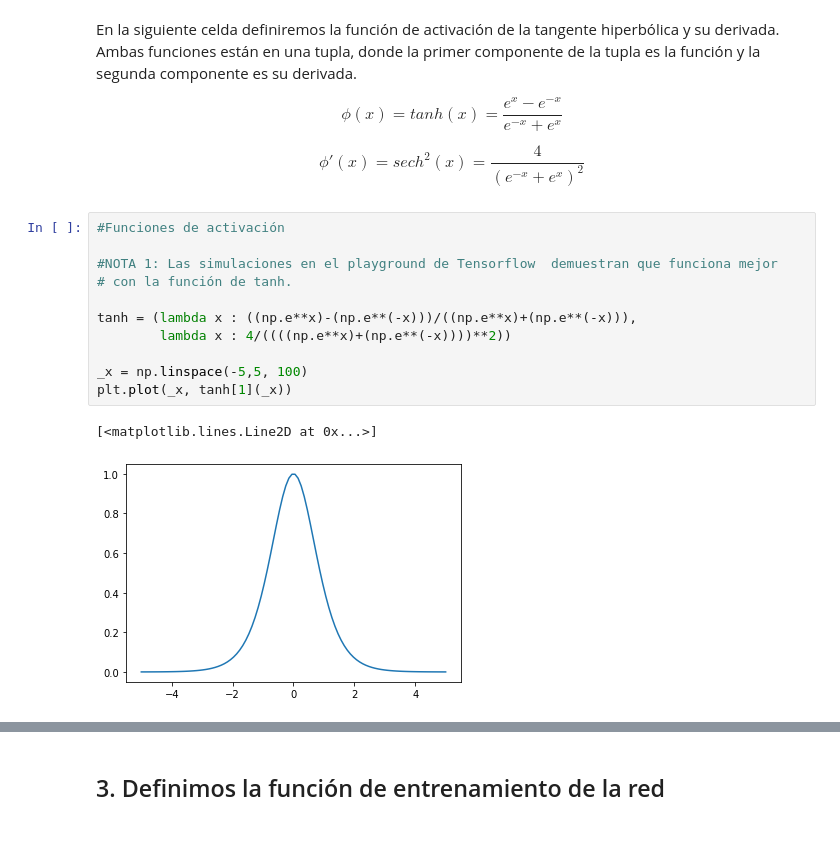
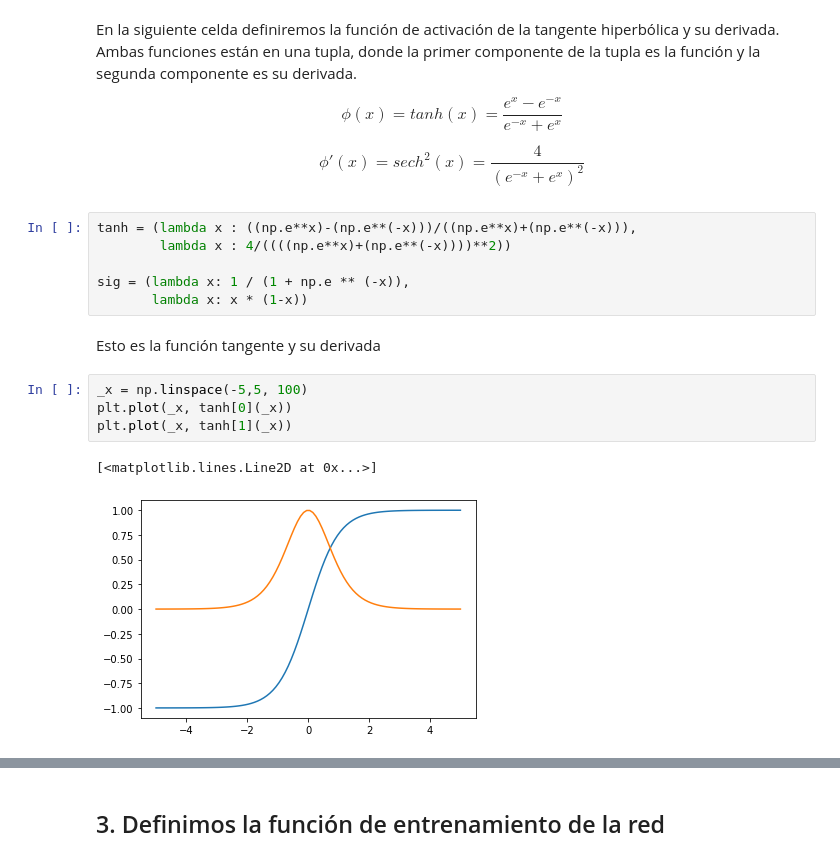
Before and after one commit to maryskal/SITK, a Jupyter notebook: neural_networks/IA_notebooks/IA_Notebook _4_Programando_Red_Neuronal_desde_Cero.ipynb, the cells around one changed output, grey strips where cells are left out. Saved outputs shown, nothing was run; the diff lists cells and outputs as text.

```diff
--- a/neural_networks/IA_notebooks/IA_Notebook _4_Programando_Red_Neuronal_desde_Cero.ipynb
+++ b/neural_networks/IA_notebooks/IA_Notebook _4_Programando_Red_Neuronal_desde_Cero.ipynb
@@ -65,16 +223,17 @@ $$\phi (x)= tanh (x) = \frac{e^{x}-e^{-x}}{e^{-x}+e^{x}}$$
 
 $$\phi' (x)= sech^{2}(x) = \frac{4}{(e^{-x}+e^{x})^{2}}$$
 # %%
-#Funciones de activación
-
-#NOTA 1: Las simulaciones en el playground de Tensorflow  demuestran que funciona mejor
-# con la función de tanh.
-
 tanh = (lambda x : ((np.e**x)-(np.e**(-x)))/((np.e**x)+(np.e**(-x))),
         lambda x : 4/((((np.e**x)+(np.e**(-x))))**2))
 
-_x = np.linspace(-5,5, 100)
-plt.plot(_x, tanh[1](_x))
+sig = (lambda x: 1 / (1 + np.e ** (-x)),
+       lambda x: x * (1-x))
-# %% [output]
-[<matplotlib.lines.Line2D at 0x...>]
-[figure, removed]
+# %% [markdown]
+Esto es la función tangente y su derivada
+# %%
+_x = np.linspace(-5,5, 100)
+plt.plot(_x, tanh[0](_x))
+plt.plot(_x, tanh[1](_x))
+# %% [output]
+[<matplotlib.lines.Line2D at 0x...>]
+[figure, added]
```
Also changed, not shown: parts of 45 cells of this notebook.
